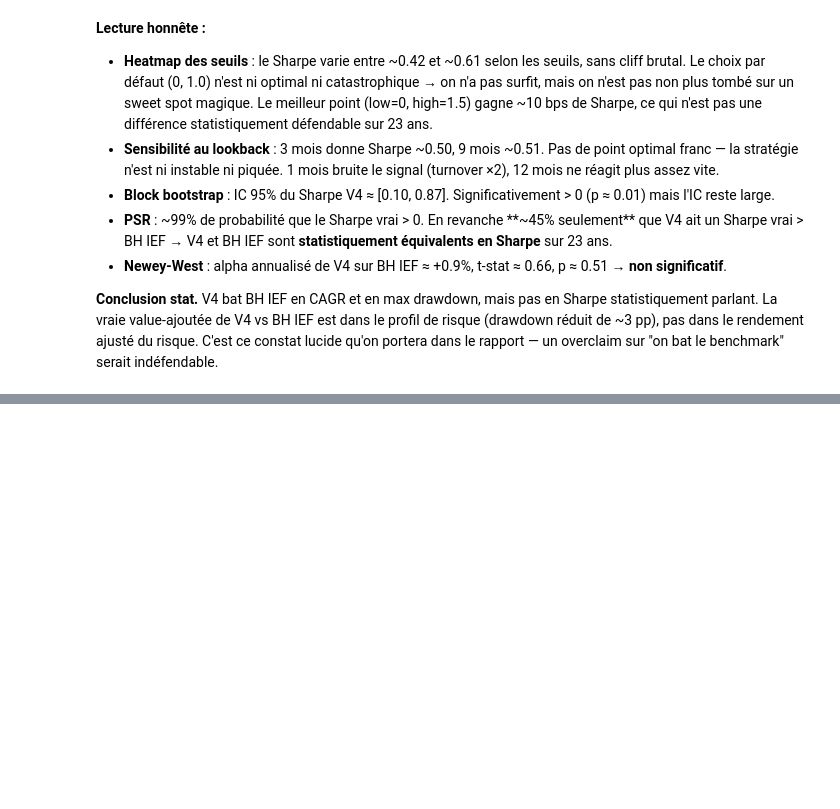
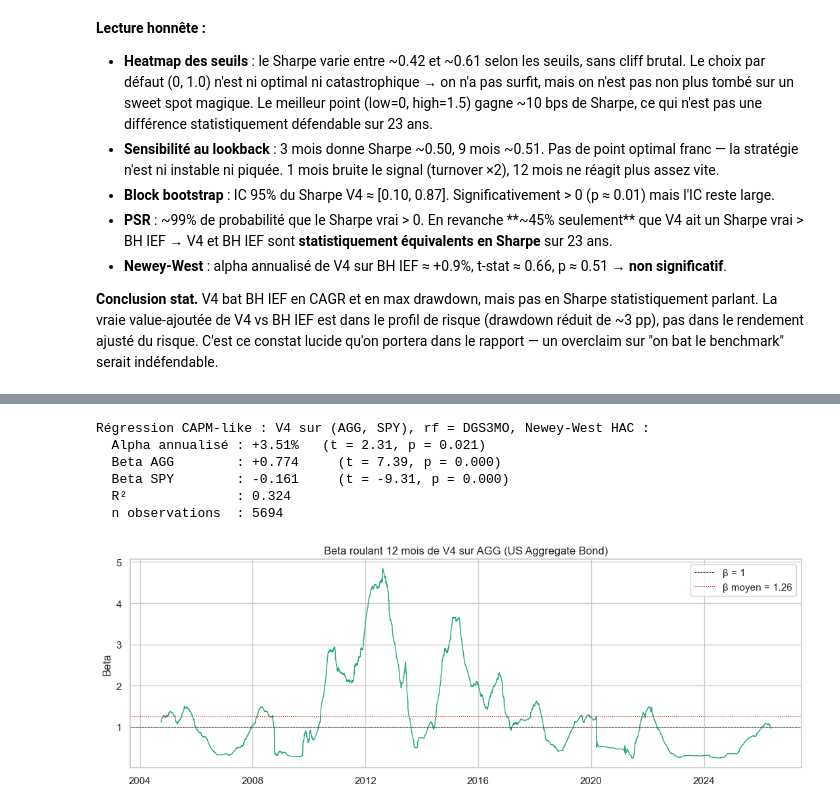
Before and after one commit to jbouniol/financial-engineering-lbo, a Jupyter notebook: notebooks/02_backtest_and_strategy.ipynb, the cells around one changed output, grey strips where cells are left out. Cells and saved outputs as stored; diff of their text form; code cells hidden in the pictures; blank space fills up the shorter version.

```diff
--- a/notebooks/02_backtest_and_strategy.ipynb
+++ b/notebooks/02_backtest_and_strategy.ipynb
@@ -27,8 +27,13 @@ sns.set_theme(style="whitegrid", context="notebook")
 np.random.seed(42)
 
 data = load_all()
-prices, yields = data["prices"], data["yields_aligned"]
+prices     = data["prices"]
+yields     = data["yields_aligned"]
+rf_daily   = data["rf_daily"]
+benchmarks = data["benchmarks"]
 spread = yields["DGS10"] - yields["DGS2"]
 print("Univers :", UNIVERSE, "| jours :", len(prices), "| spread tail :", round(spread.iloc[-1], 2))
+print("Benchmarks :", benchmarks.columns.tolist(), "| rf moyen (DGS3MO, ann.) :",
+      f"{(rf_daily.mean() * 252 * 100):.2f}%")
 # %% [output]
 Univers : ['TLT', 'IEF', 'SHY'] | jours : 5881 | spread tail : 0.5
@@ -399,0 +517,34 @@ Newey-West (V4 − BH IEF) : alpha ann. = 0.87% | t-stat = 0.66 | p-value = 0.51
+# %%
+from src.robustness import capm_regression, rolling_beta
+
+v4_ret_active = v4["net_ret"].loc[v4["first_active"]:]
+factors = pd.DataFrame({
+    "AGG": benchmarks["AGG"].pct_change(),
+    "SPY": benchmarks["SPY"].pct_change(),
+}).dropna()
+
+capm = capm_regression(v4_ret_active, factors, rf_daily=rf_daily)
+print("Régression CAPM-like : V4 sur (AGG, SPY), rf = DGS3MO, Newey-West HAC :")
+print(f"  Alpha annualisé : {capm['alpha_ann_%']:+.2f}%   (t = {capm['tstats']['alpha']:.2f}, p = {capm['pvalues']['alpha']:.3f})")
+print(f"  Beta AGG        : {capm['coefs']['AGG']:+.3f}     (t = {capm['tstats']['AGG']:.2f}, p = {capm['pvalues']['AGG']:.3f})")
+print(f"  Beta SPY        : {capm['coefs']['SPY']:+.3f}     (t = {capm['tstats']['SPY']:.2f}, p = {capm['pvalues']['SPY']:.3f})")
+print(f"  R²              : {capm['r_squared']:.3f}")
+print(f"  n observations  : {capm['n_obs']}")
+
+rb = rolling_beta(v4_ret_active, factors["AGG"], window_days=252)
+fig, ax = plt.subplots(figsize=(11, 4))
+ax.plot(rb.index, rb.values, color="#2a7", lw=1.0)
+ax.axhline(1.0, color="black", lw=0.6, ls="--", label="β = 1")
+ax.axhline(rb.mean(), color="red", lw=0.8, ls=":", label=f"β moyen = {rb.mean():.2f}")
+ax.set_title("Beta roulant 12 mois de V4 sur AGG (US Aggregate Bond)")
+ax.set_ylabel("Beta")
+ax.legend()
+plt.tight_layout()
+# %% [output]
+Régression CAPM-like : V4 sur (AGG, SPY), rf = DGS3MO, Newey-West HAC :
+  Alpha annualisé : +3.51%   (t = 2.31, p = 0.021)
+  Beta AGG        : +0.774     (t = 7.39, p = 0.000)
+  Beta SPY        : -0.161     (t = -9.31, p = 0.000)
+  R²              : 0.324
+  n observations  : 5694
+[figure, added]
```
Also changed, not shown: parts of 13 cells of this notebook, 10 other files.
